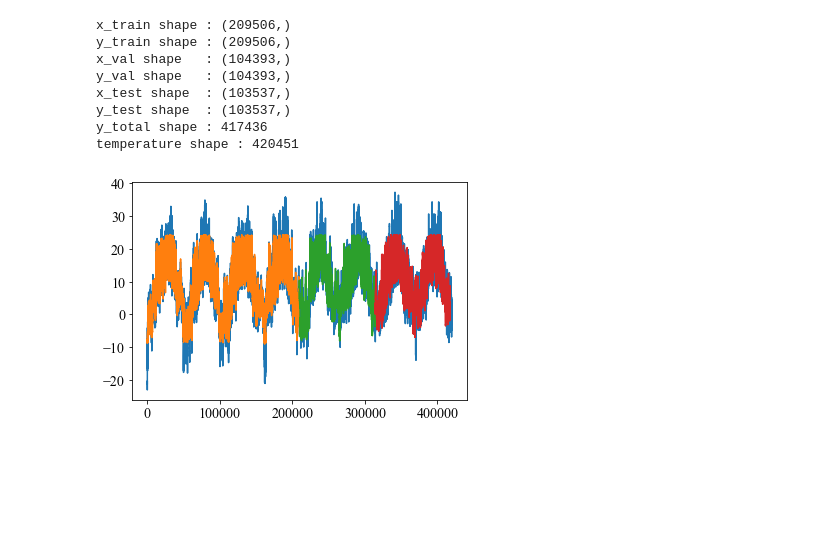
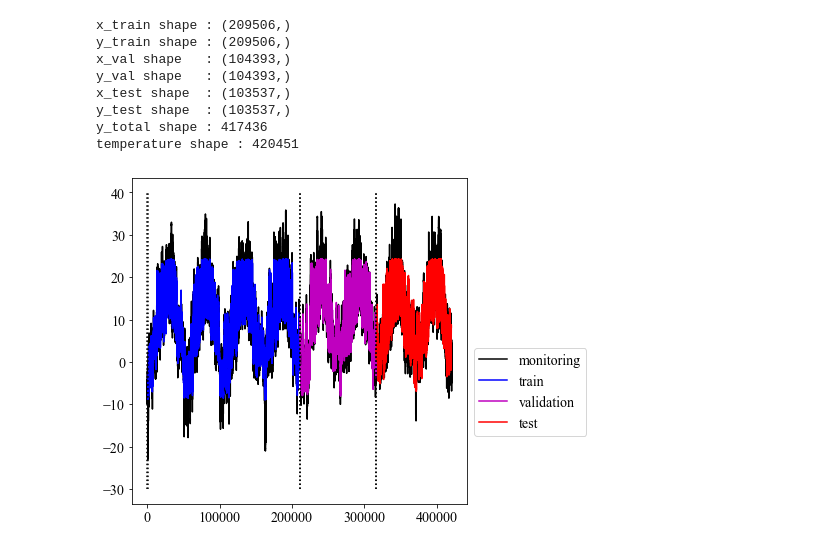
Before and after one commit to meticulousdev/Keras, a Jupyter notebook: code_2nd/chap10/dl_for_timeseries.ipynb, the cells around one changed output. Drawn from its saved outputs; the diff is of its cells as text; code cells hidden in the pictures; blank space fills up the shorter version.

Commit message:
delay test

```diff
--- a/code_2nd/chap10/dl_for_timeseries.ipynb
+++ b/code_2nd/chap10/dl_for_timeseries.ipynb
@@ -289,6 +287,6 @@ plt.show()
 # %% [output]
 [figure]
 # %%
-model = keras.models.load_model(model_file)
+model = keras.models.load_model("./keras_models/jena_lstm_221211.keras")
 print(f"테스트 MAE: {model.evaluate(test_dataset)[1]:.2f}")
 # %% [output]
@@ -341,7 +339,10 @@ train shape: (209506, 1)
 val shape  : (104393, 1)
 test shape : (103537, 1)
 # %%
-x_label = np.arange(pred_train.shape[0] + pred_val.shape[0] + pred_test.shape[0])
+x_label = np.arange(pred_train.shape[0] + delay
+                    + pred_val.shape[0] + delay
+                    + pred_test.shape[0] + delay)
+
 # x_label = x_label.reshape(len(x_label), 1)
 print(f"x_label shape: {x_label.shape}")
 # %% [output]
@@ -351,20 +352,20 @@ print(f"total sameples: {num_train_samples + num_val_samples + num_test_samples}
 # %% [output]
 total sameples: 420451
 # %%
-train_start = 0
+train_start = delay
 train_end = train_start + pred_train.shape[0]
 x_train = x_label[train_start:train_end]
-y_train = temperature[(delay + train_start):(delay + train_end)]
+y_train = temperature[train_start:train_end]
 
-val_start = train_end
+val_start = train_end + delay
 val_end = val_start + pred_val.shape[0]
 x_val = x_label[val_start:val_end]
-y_val = temperature[(delay + val_start):(delay + val_end)]
+y_val = temperature[val_start:val_end]
 
-test_start = val_end
+test_start = val_end + delay
 test_end = test_start + pred_test.shape[0]
 x_test = x_label[test_start:test_end]
-y_test = temperature[(delay + test_start):(delay + test_end)]
+y_test = temperature[test_start:test_end]
 # %%
 print(f"x_train shape : {x_train.shape}")
 print(f"y_train shape : {y_train.shape}")
@@ -386,12 +387,25 @@ x_test shape  : (103537,)
 y_test shape  : (103537,)
 y_total shape : 417436
 temperature shape : 420451
-# %%
-plt.plot(temperature[delay:])
-
-plt.plot(x_train, pred_train)
-plt.plot(x_val, pred_val)
-plt.plot(x_test, pred_test)
-plt.show()
-# %% [output]
-[figure, removed]
+# %%
+plt.figure(figsize=(6, 6))
+# monitoring and prediction grapgh
+plt.plot(temperature, 'k')
+plt.plot(x_train, pred_train, 'b')
+plt.plot(x_val, pred_val, 'm')
+plt.plot(x_test, pred_test, 'r')
+plt.legend(['monitoring', 'train', 'validation', 'test'],
+            bbox_to_anchor=(1, 0.5))
+
+# time delay (train)
+plt.plot([0, 0], [-30, 40], ':k')
+plt.plot([delay, train_start], [-30, 40], ':k')
+# time delay (validation)
+plt.plot([train_end, train_end], [-30, 40], ':k')
+plt.plot([val_start, val_start], [-30, 40], ':k')
+# time delay (test)
+plt.plot([val_end, val_end], [-30, 40], ':k')
+plt.plot([test_start, test_start], [-30, 40], ':k')
+plt.show()
+# %% [output]
+[figure, added]
```
Also changed, not shown: parts of 5 cells of this notebook.
